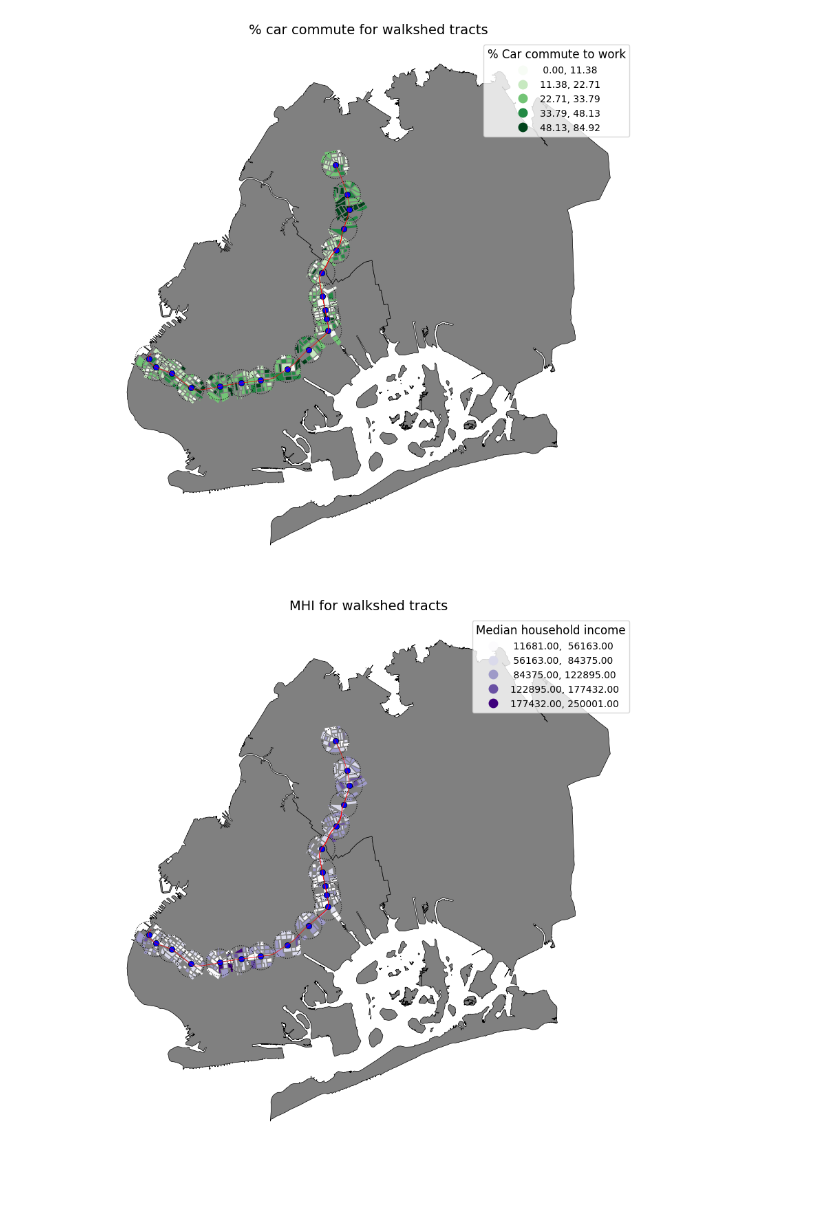
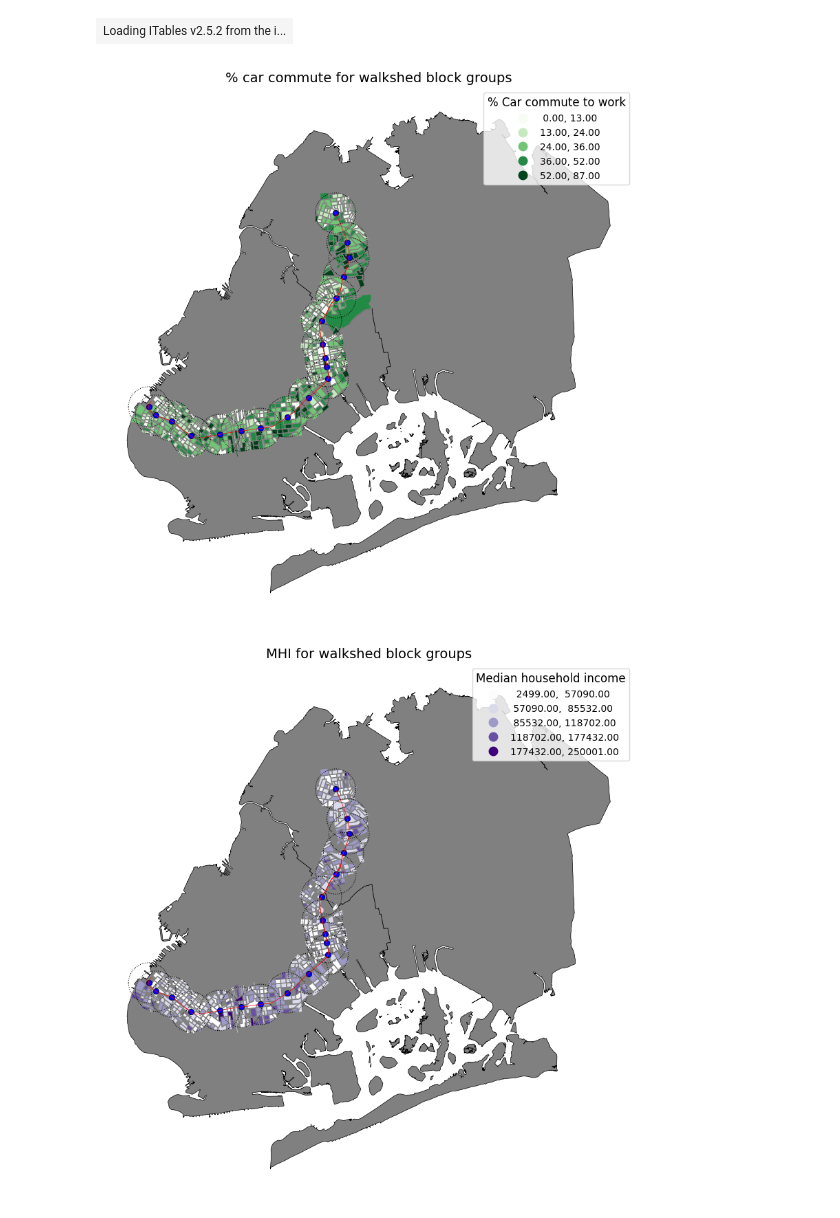
Before and after one commit to orinjames/ibx-row-analysis, a Jupyter notebook: ibx_census_analysis.ipynb, the cells around one changed output. Saved outputs shown, nothing was run; the diff lists cells and outputs as text; code cells hidden in the pictures; blank space fills up the shorter version.

Commit message:
updates, aggregates by station area, etc.

```diff
--- a/ibx_census_analysis.ipynb
+++ b/ibx_census_analysis.ipynb
@@ -92,13 +109,12 @@ mhi_gdf["mhi"] = mhi_gdf["B19013_001E"]
 Reproject CRS
 '''
 # reproject to projected CRS local to NY
-bk_gdf_2263 = bk_gdf.to_crs(epsg=2263)  # NY State Plane (feet)
-qn_gdf_2263 = qn_gdf.to_crs(epsg=2263)
+bk_qn_gdf_2263 = bk_qn_gdf.to_crs(epsg=2263)  # NY State Plane (feet)
 ibx_gdf_2263 = ibx_gdf.to_crs(epsg=2263)
 stations_gdf_2263 = stations_gdf.to_crs(epsg=2263)
 
-mhi_gdf_2263 = mhi_gdf.to_crs(epsg=2263)  # NY State Plane (feet)
-transportation_gdf_2263 = transportation_gdf.to_crs(epsg=2263)
+bgs_acs_gdf_2263 = bgs_acs_gdf.to_crs(epsg=2263)  # NY State Plane (feet)
+tracts_acs_gdf_2263 = tracts_acs_gdf.to_crs(epsg=2263)  # NY State Plane (feet)
 # %%
 '''
 Create buffers and filter data
@@ -109,7 +125,7 @@ Create buffers and filter data
 '''
 
 # Create station buffers
-buffer_radius = 5280/2  # half mile radius
+buffer_radius = 5280*.75  # half mile radius
 stations_gdf_2263['buffer'] = stations_gdf_2263.geometry.buffer(buffer_radius)  # add buffer column with data for each station
 
 # combine buffers into one geometry
@@ -117,9 +133,28 @@ from shapely.ops import unary_union
 all_buffers = unary_union(stations_gdf_2263['buffer'])
 
 # Add centroid data to block groups
-transportation_gdf_2263['centroid'] = transportation_gdf_2263.geometry.centroid
-mhi_gdf_2263['centroid'] = mhi_gdf_2263.geometry.centroid
+bgs_acs_gdf_2263['centroid'] = bgs_acs_gdf_2263.geometry.centroid
+tracts_acs_gdf_2263['centroid'] = tracts_acs_gdf_2263.geometry.centroid
 
 # Find block groups with centroid within buffer radius
-transpo_walkshed_bgs = transportation_gdf_2263[transportation_gdf_2263['centroid'].within(all_buffers)]
-mhi_walkshed_bgs = mhi_gdf_2263[mhi_gdf_2263['centroid'].within(all_buffers)]
+ibx_walkshed_bgs = bgs_acs_gdf_2263[bgs_acs_gdf_2263['centroid'].within(all_buffers)]   # block groups
+ibx_walkshed_tracts = tracts_acs_gdf_2263[tracts_acs_gdf_2263['centroid'].within(all_buffers)]   # tracts
+# %%
+'''
+Add analysis columns/fields
+
+Block Groups
+- percent_car_commute
+- mhi
+
+Tracts
+- percent_car_own
+
+'''
+
+# block groups
+ibx_walkshed_bgs['percent_car_commute'] = (ibx_walkshed_bgs['B08301_002E'] / ibx_walkshed_bgs['B08301_001E'] * 100).round()
+ibx_walkshed_bgs["mhi"] = ibx_walkshed_bgs["B19013_001E"].round()
+
+# tracts
+ibx_walkshed_tracts['percent_car_own'] = (100 - ibx_walkshed_tracts['B08201_002E'] / ibx_walkshed_tracts['B08201_001E'] * 100).round()  # get 'inverse' of percentage
@@ -126,38 +275,48 @@ mhi_walkshed_bgs = mhi_gdf_2263[mhi_gdf_2263['centroid'].within(all_buffers)]
+# %%
+'''
+Output tabular data
+'''
+# quick table view package
+from itables import show # pip install typing_extensions, itables
+
+
+show(stations_aggregated)
+# %% [output]
+| Loading ITables v2.5.2 from the i... |
 # %%
 '''
 Plot % car commute for walkshed block groups
 '''
 # Set up plot
 fig, ax = plt.subplots(figsize=(10, 10))
 
 # Plot geodataframes
-bk_gdf_2263.plot(ax=ax, color="gray", edgecolor="black", linewidth=0.5)
-qn_gdf_2263.plot(ax=ax, color="gray", edgecolor="black", linewidth=0.5)
-transpo_walkshed_bgs.plot(
+bk_qn_gdf_2263.plot(ax=ax, color="gray", edgecolor="black", linewidth=0.5)
+ibx_walkshed_bgs.plot(
     ax=ax,
-    column="percent_car",
+    column="percent_car_commute",
     cmap="Greens",
     scheme="NaturalBreaks",
     k=5,
     edgecolor="grey",
     legend=True,
     # categorical=True,
     legend_kwds={
         "title": "% Car commute to work",
         "loc": "upper right",
         "fontsize": 10,
         "title_fontsize": 12
     }
 )
 ibx_gdf_2263.plot(ax=ax, color="red", edgecolor="black", linewidth=0.5)
 stations_gdf_2263['buffer'].plot(ax=ax, color="none", edgecolor="black", linewidth=.75, linestyle=':')
 stations_gdf_2263.plot(ax=ax, color="blue", edgecolor="black", linewidth=0.5)
 
 ax.set_title("% car commute for walkshed block groups", fontsize=14)
 ax.set_axis_off()   # remove axes
 plt.show()
 # %% [output]
-[figure, old version]
+[figure, new version]
 # %%
 '''
 Plot MHI for walkshed block groups
@@ -166,9 +325,8 @@ Plot MHI for walkshed block groups
 fig, ax = plt.subplots(figsize=(10, 10))
 
 # Plot geodataframes
-bk_gdf_2263.plot(ax=ax, color="gray", edgecolor="black", linewidth=0.5)
-qn_gdf_2263.plot(ax=ax, color="gray", edgecolor="black", linewidth=0.5)
-mhi_walkshed_bgs.plot(
+bk_qn_gdf_2263.plot(ax=ax, color="gray", edgecolor="black", linewidth=0.5)
+ibx_walkshed_bgs.plot(
     ax=ax,
     column="mhi",
     cmap="Purples",
@@ -192,4 +350,4 @@ ax.set_title("MHI for walkshed block groups", fontsize=14)
 ax.set_axis_off()   # remove axes
 plt.show()
 # %% [output]
-[figure, old version]
+[figure, new version]
```
Also changed, not shown: parts of 8 cells of this notebook.
